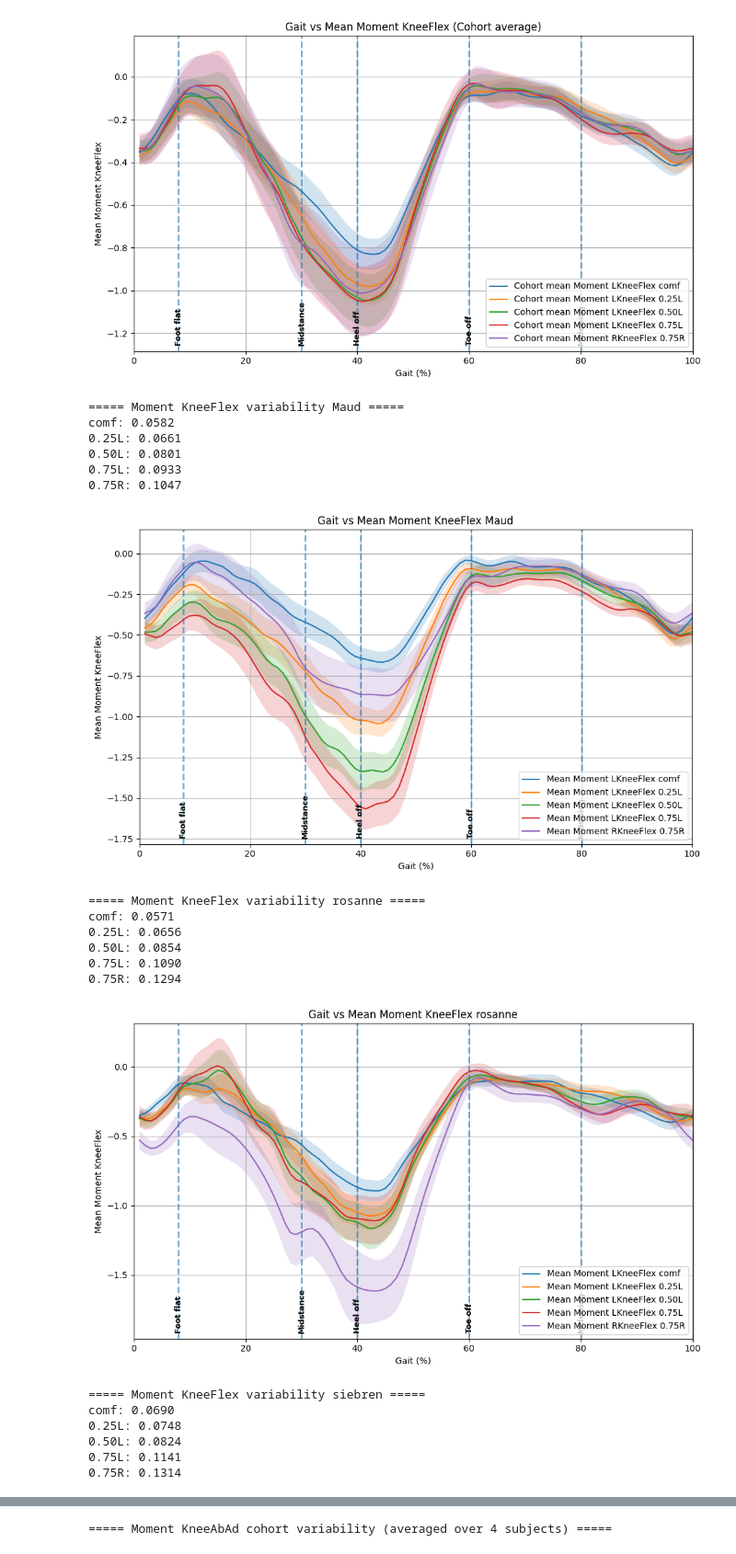
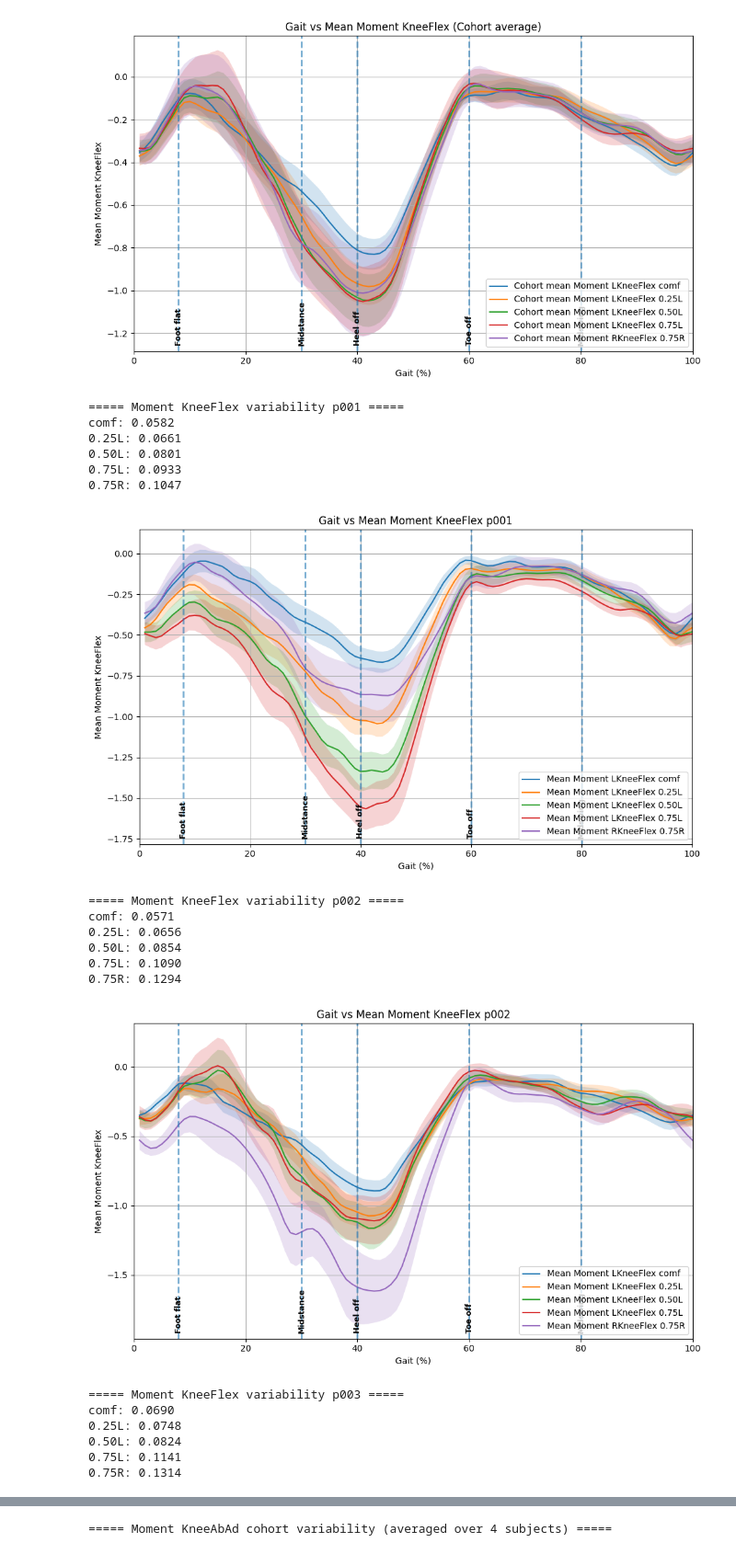
Before and after one commit to SiebrenBarten/Gangbeeldanalyse-ME, a Jupyter notebook: data_analyse.ipynb, the cells around one changed output, grey strips where cells are left out. Shown at 92% size. Drawn from its saved outputs; the diff is of its cells as text; code cells hidden in the pictures.

Commit message:
Added cohort graph of knee rotation and anonimized the non-cohort graphs

```diff
--- a/data_analyse.ipynb
+++ b/data_analyse.ipynb
@@ -13,7 +13,7 @@ R_075 = "_roll_075_R_010001.xlsx"
 
 data_sheets = [comf, L_025, L_050, L_075, R_075]
 
-left_kneeflex = "Moment KneeFlex"
-left_kneerot = "Moment KneeRot"
-left_kneerabad = "Moment KneeAbAd"
+kneeflex = "Moment KneeFlex"
+kneerot = "Moment KneeRot"
+kneerabad = "Moment KneeAbAd"
 # %%
@@ -22,23 +22,23 @@ plot_gait_motion(names, data_sheets, motion=left_kneeflex, leg=None, plot_std=Tr
 ===== Moment KneeFlex cohort variability (averaged over 4 subjects) =====
 [figure]
 # %%
-plot_gait_motion(names, data_sheets, motion=left_kneeflex)
+plot_gait_motion(names, data_sheets, motion=kneeflex, anonimity=True)
 # %% [output]
-===== Moment KneeFlex variability Maud =====
+===== Moment KneeFlex variability p001 =====
 comf: 0.0582
 0.25L: 0.0661
 0.50L: 0.0801
 0.75L: 0.0933
 0.75R: 0.1047
 [figure]
-===== Moment KneeFlex variability rosanne =====
+===== Moment KneeFlex variability p002 =====
 comf: 0.0571
 0.25L: 0.0656
 0.50L: 0.0854
 0.75L: 0.1090
 0.75R: 0.1294
-[figure, old version]
+[figure, new version]
-===== Moment KneeFlex variability siebren =====
+===== Moment KneeFlex variability p003 =====
 comf: 0.0690
 0.25L: 0.0748
 0.50L: 0.0824
```
Also changed, not shown: parts of 6 cells of this notebook, 1 other file.
